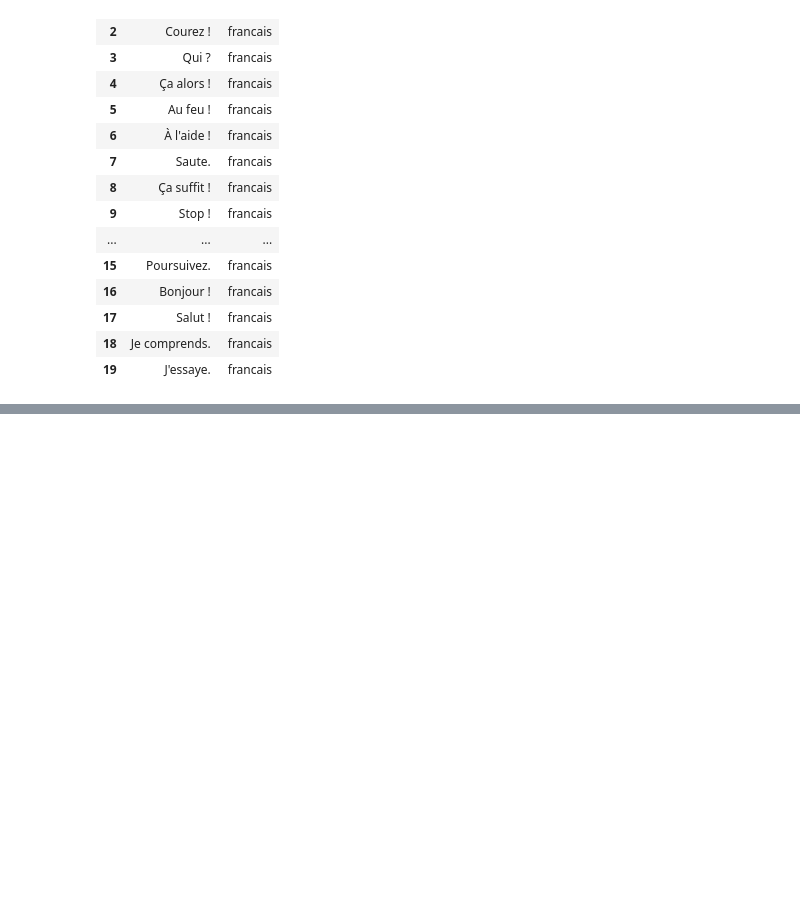
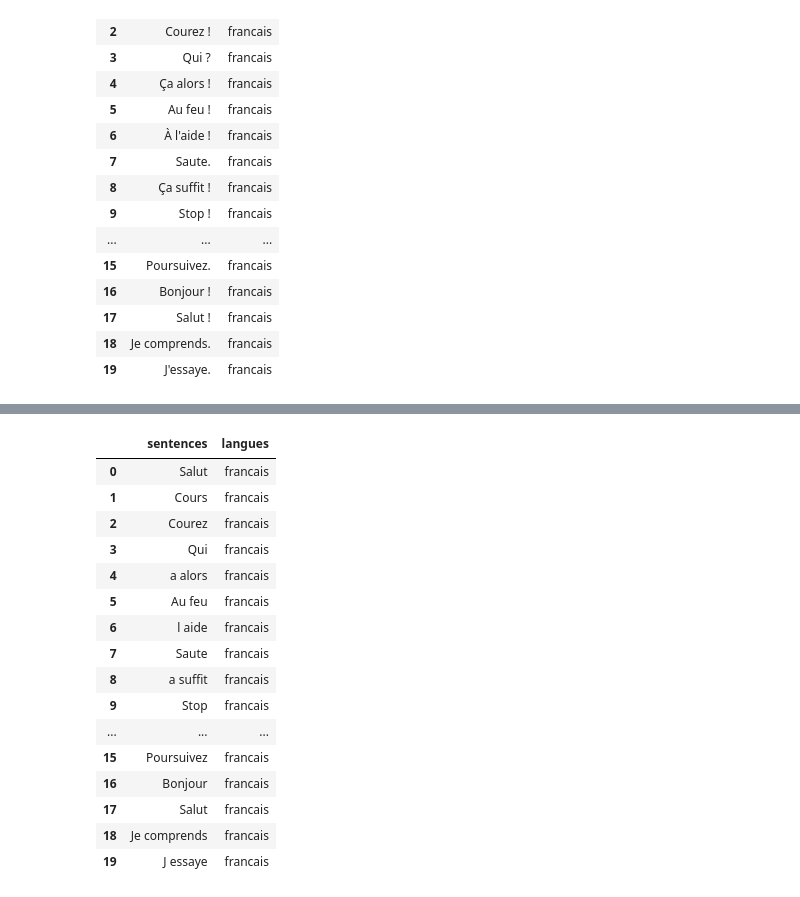
Before and after one commit to Dar-rius/Wolof_IA, a Jupyter notebook: machine_learning/ML_language.ipynb, the cells around one changed output, grey strips where cells are left out. Drawn from its saved outputs; the diff is of its cells as text; code cells hidden in the pictures; blank space fills up the shorter version.

```diff
--- a/machine_learning/ML_language.ipynb
+++ b/machine_learning/ML_language.ipynb
@@ -134,0 +139,12 @@ df.to_csv("./data/langues/languages.csv")
+# %%
+import string
+import re
+import nltk
+#download stopwords from  nltk
+nltk.download('stopwords')
+
+stopWordEn = nltk.corpus.stopwords.words("english")
+stopWordFr = nltk.corpus.stopwords.words("french")
+
+df["sentences"] = df["sentences"].apply(lambda x: re.sub("[^a-zA-Z]", ' ', str(x)))
+df["sentences"].head(20)
@@ -134,0 +171,25 @@ df.to_csv("./data/langues/languages.csv")
+# %%
+def change_text(text):
+    output = "".join([i for i  in text if i not in string.punctuation])
+    return output
+
+df["sentences"] = df["sentences"].apply(lambda x: change_text(x))
+df.head(20)
+# %% [output]
+|  | sentences | langues |
+| 0 | Salut | francais |
+| 1 | Cours | francais |
+| 2 | Courez | francais |
+| 3 | Qui | francais |
+| 4 | a alors | francais |
+| 5 | Au feu | francais |
+| 6 | l aide | francais |
+| 7 | Saute | francais |
+| 8 | a suffit | francais |
+| 9 | Stop | francais |
+| ... | ... | ... |
+| 15 | Poursuivez | francais |
+| 16 | Bonjour | francais |
+| 17 | Salut | francais |
+| 18 | Je comprends | francais |
+| 19 | J essaye | francais |
```
Also changed, not shown: parts of 20 cells of this notebook, 1 other file.
